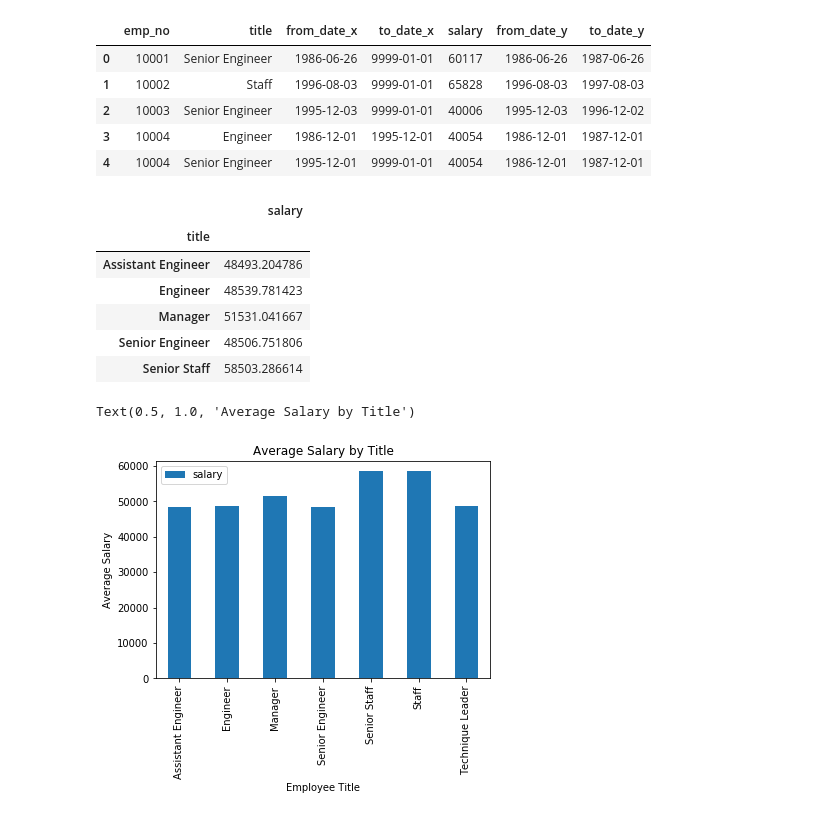
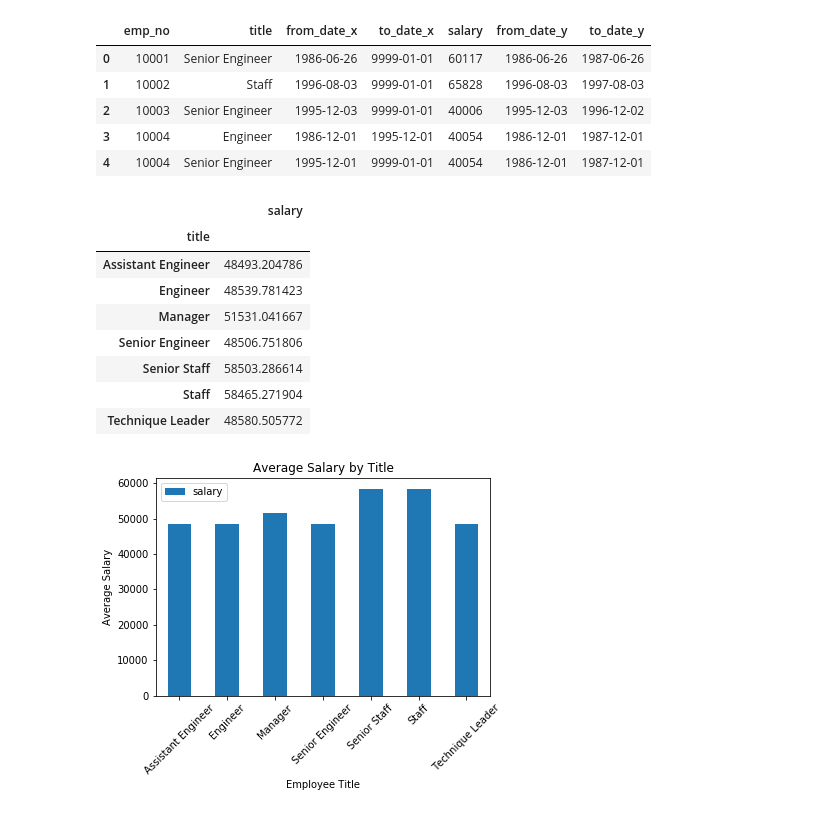
Before and after one commit to jnugent13/sql-challenge, a Jupyter notebook: Bonus.ipynb, the cells around one changed output. Saved outputs shown, nothing was run; the diff lists cells and outputs as text; code cells hidden in the pictures.

Commit message:
Fixed the charts so the axes are now legible

```diff
--- a/Bonus.ipynb
+++ b/Bonus.ipynb
@@ -51,7 +51,7 @@ employee_salary.head()
 salary_groups = employee_salary.groupby('title')
 title_salary = salary_groups.mean()
 title_salary = title_salary[['salary']]
-title_salary.head()
+title_salary
 # %% [output]
 |  | salary |
 | title |  |
@@ -60,11 +60,13 @@ title_salary.head()
 | Manager | 51531.041667 |
 | Senior Engineer | 48506.751806 |
 | Senior Staff | 58503.286614 |
+| Staff | 58465.271904 |
+| Technique Leader | 48580.505772 |
 # %%
-title_salary.plot(kind="bar")
+title_salary.plot(kind="bar", rot=45)
 plt.xlabel('Employee Title')
 plt.ylabel('Average Salary')
 plt.title('Average Salary by Title')
+plt.savefig('Charts/AvgSalarybyTitle.png')
 # %% [output]
-Text(0.5, 1.0, 'Average Salary by Title')
-[figure, old version]
+[figure, new version]
```
Also changed, not shown: parts of 1 cell of this notebook, 2 other files.
